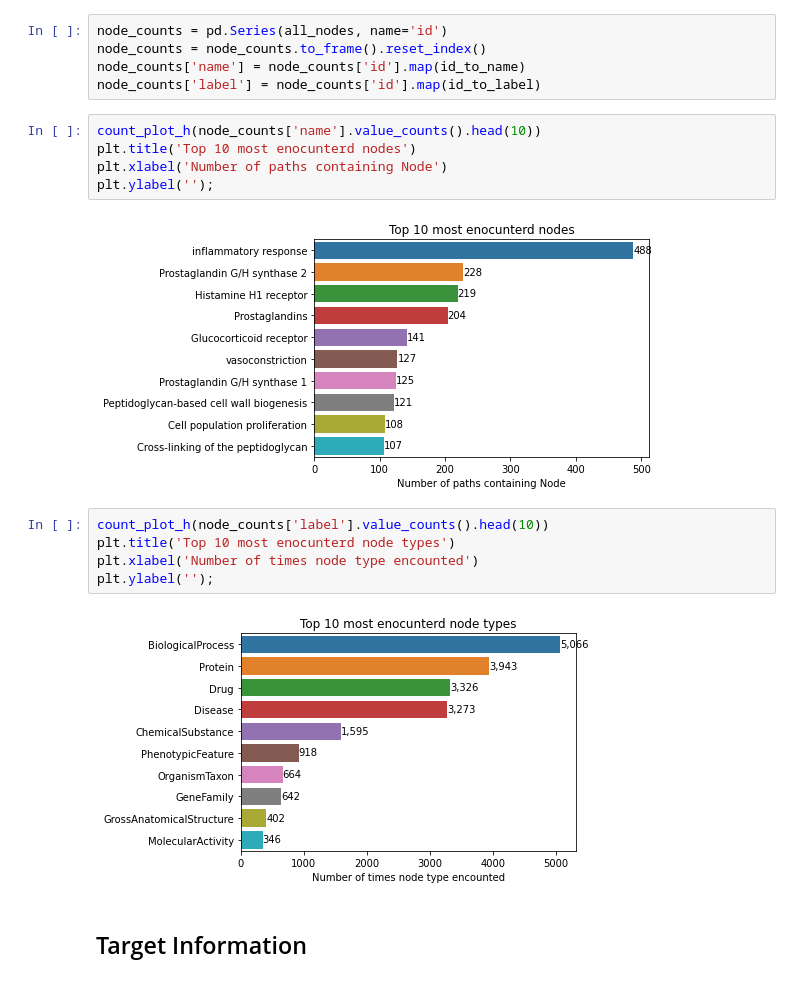
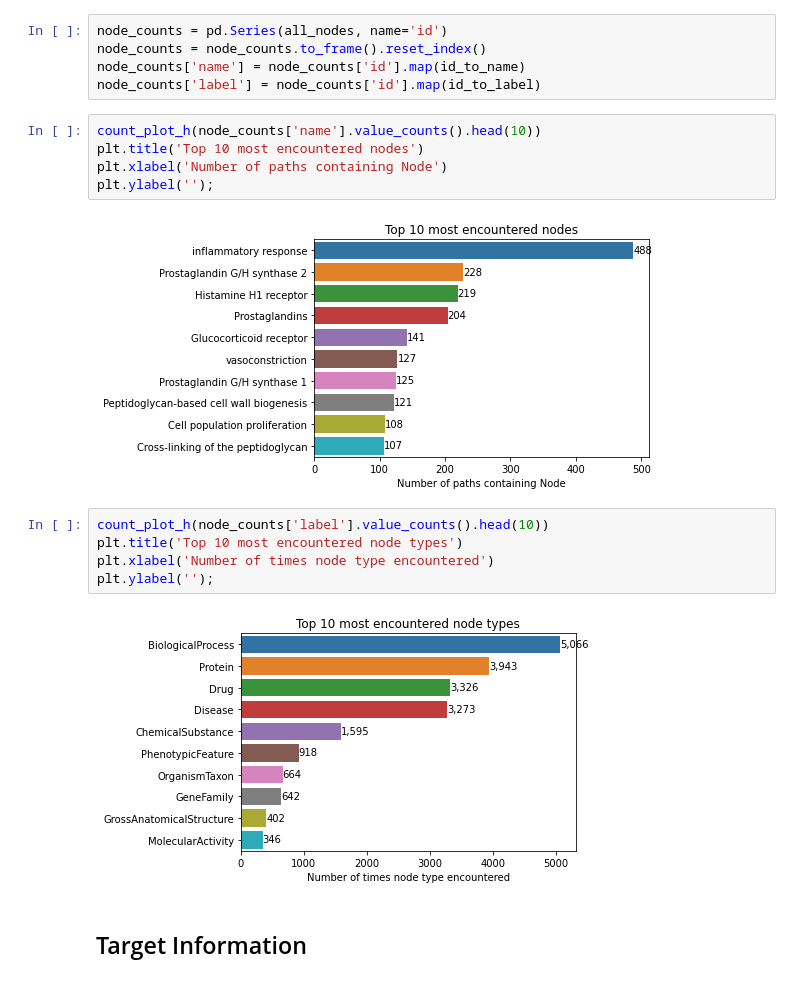
Before and after one commit to SuLab/DMDB_Analysis, a Jupyter notebook: 1_code/1_basic_dmdb_analysis.ipynb, the cells around one changed output. Saved outputs shown, nothing was run; the diff lists cells and outputs as text.

```diff
--- a/1_code/1_basic_dmdb_analysis.ipynb
+++ b/1_code/1_basic_dmdb_analysis.ipynb
@@ -258,18 +266,18 @@ node_counts['name'] = node_counts['id'].map(id_to_name)
 node_counts['label'] = node_counts['id'].map(id_to_label)
 # %%
 count_plot_h(node_counts['name'].value_counts().head(10))
-plt.title('Top 10 most enocunterd nodes')
+plt.title('Top 10 most encountered nodes')
 plt.xlabel('Number of paths containing Node')
 plt.ylabel('');
 # %% [output]
-[figure, old version]
+[figure, new version]
 # %%
 count_plot_h(node_counts['label'].value_counts().head(10))
-plt.title('Top 10 most enocunterd node types')
-plt.xlabel('Number of times node type encounted')
+plt.title('Top 10 most encountered node types')
+plt.xlabel('Number of times node type encountered')
 plt.ylabel('');
 # %% [output]
-[figure, old version]
+[figure, new version]
 # %% [markdown]
 ## Target Information
 # %%
```
Also changed, not shown: parts of 6 cells of this notebook.
